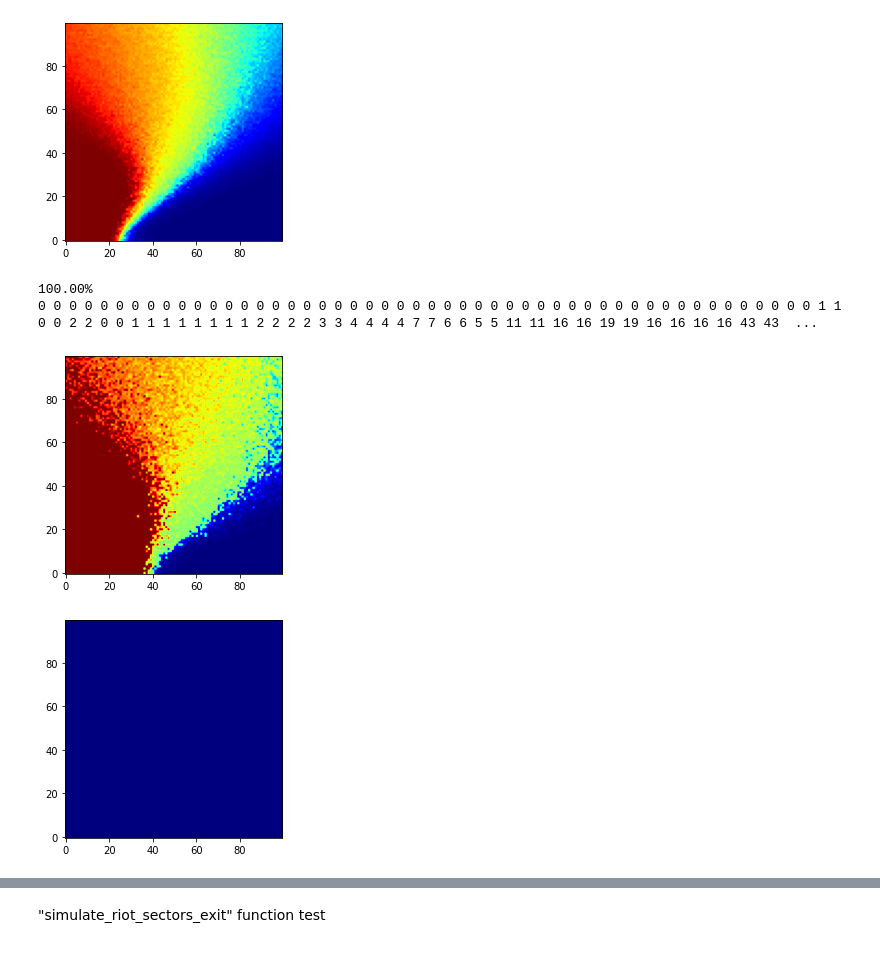
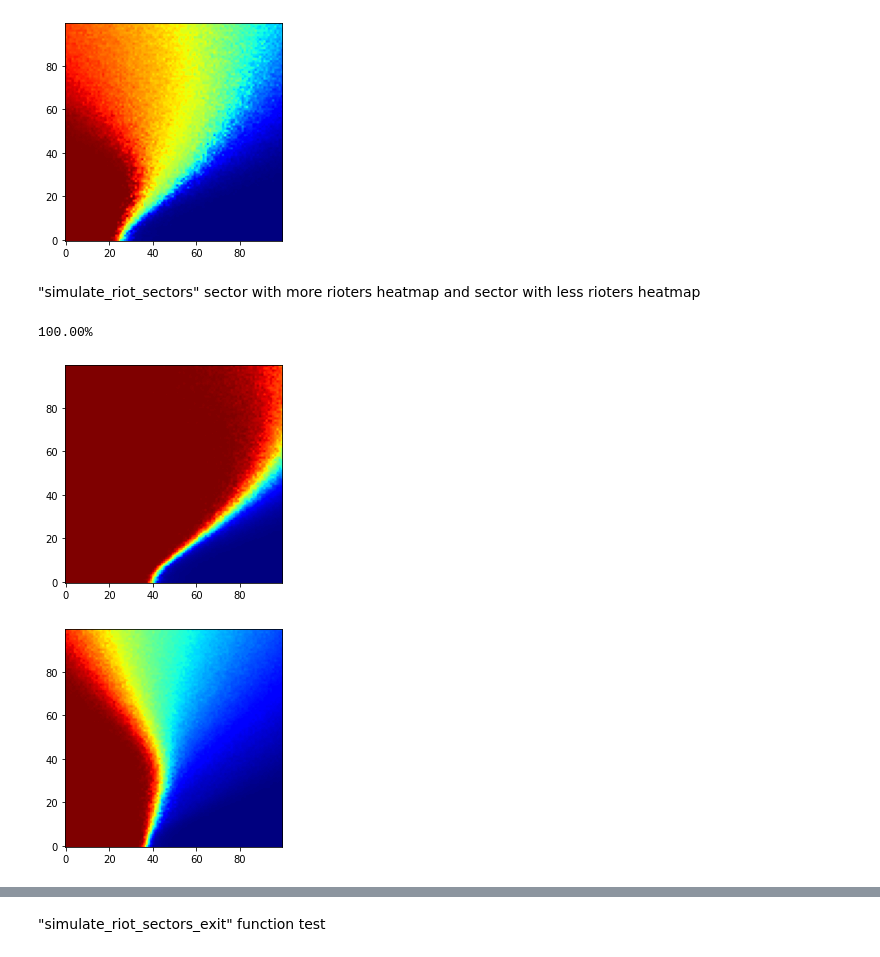
Before and after one commit to AlantheBenign/Critical-mass-model-for-social-dynamic, a Jupyter notebook: Modelo Novo/Sectors threshold model.ipynb, the cells around one changed output, grey strips where cells are left out. Cells and saved outputs as stored; diff of their text form; code cells hidden in the pictures.

```diff
--- a/Modelo Novo/Sectors threshold model.ipynb
+++ b/Modelo Novo/Sectors threshold model.ipynb
@@ -106,6 +110,8 @@ plt.show()
 # %% [output]
 100.00%
 [figure]
+# %% [markdown]
+"simulate_riot_sectors" sector with more rioters heatmap and sector with less rioters heatmap
 # %%
 N = 200
 averages_sample = np.arange(0,100)  # average value of the normal distribution
@@ -115,44 +121,43 @@ sector0_size = 100
 sector1_size = 100
 
 steps = 100
-simulations = 1
+simulations = 100
 
 heat_map_maior = np.zeros((100,100))
 heat_map_menor= np.zeros((100,100))
 
 for k in averages_sample:
     clear_output(wait=True)
     print(str("%.2f" % (100*k/99)+"%"), end="\n")
 
     for i in deviations:         # a set of simulations per standard deviation value
         average_size_maior = 0
         average_size_menor = 0
 
         for j in range(simulations):   # riot simulation
             agents = func.create_agents(N,k,i)
             system = func.System(agents, sector0_size, sector1_size)
             final = func.simulate_riot_sectors(system, steps)
             average_size_maior += max(final[0][-1],final[1][-1])
-            average_size_maior += min(final[0][-1],final[1][-1])
+            average_size_menor += min(final[0][-1],final[1][-1])
 
         average_size_maior = average_size_maior/simulations
         average_size_menor = average_size_menor/simulations
         heat_map_maior[i][k] = average_size_maior
         heat_map_menor[i][k] = average_size_menor
 
 plt.figure()
 plt.imshow(heat_map_maior, origin="lower",cmap="jet")
 #plt.savefig("Média e Desvio Padrão - Determinístico")
 plt.show()
 
 plt.figure()
 plt.imshow(heat_map_menor, origin="lower",cmap="jet")
 plt.show()
 # %% [output]
 100.00%
-0 0 0 0 0 0 0 0 0 0 0 0 0 0 0 0 0 0 0 0 0 0 0 0 0 0 0 0 0 0 0 0 0 0 0 0 0 0 0 0 0 0 0 0 0 0 0 0 0 0 1 1 0 0 2 2 0 0 1 1 1 1 1 1 1 1 2 2 2 2 3 3 4 4 4 4 7 7 6 6 5 5 11 11 16 16 19 19 16 16 16 16 43 43  ...
-[figure, old version]
+[figure, new version]
-[figure, old version]
+[figure, new version]
 # %%
 plt.figure()
 plt.imshow(heat_map_maior, origin="lower",cmap="jet")
```
Also changed, not shown: parts of 36 cells of this notebook.
